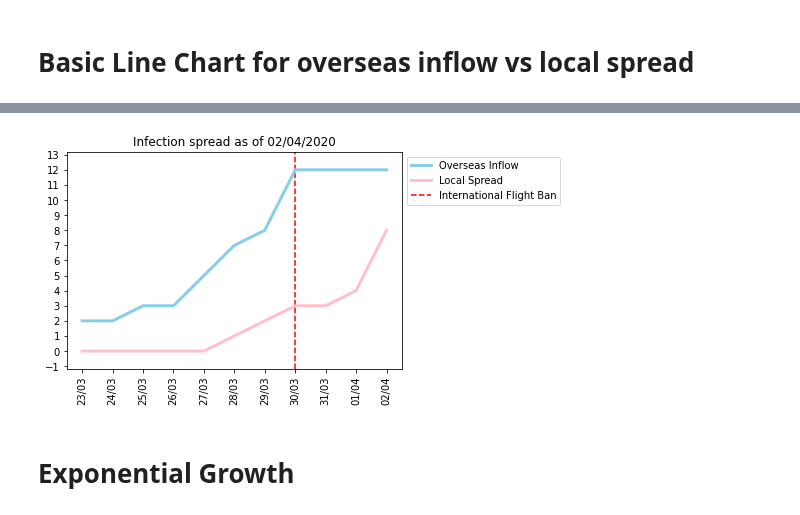
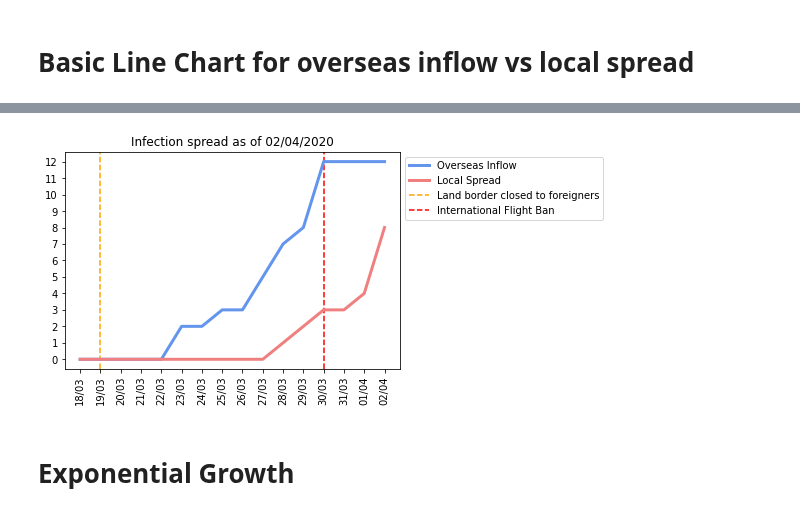
Before and after one commit to finerbrighterlighter/myanmar_covid19, a Jupyter notebook: exponential_growth.ipynb, the cells around one changed output, grey strips where cells are left out. Drawn from its saved outputs; the diff is of its cells as text; code cells hidden in the pictures.

```diff
--- a/exponential_growth.ipynb
+++ b/exponential_growth.ipynb
@@ -132,8 +132,8 @@ spread_df=spread_df.groupby(["date"]).sum().reset_index()
 spread_df["date"] = pd.to_datetime(spread_df["date"])
 # %%
 spread_trend_df = pd.DataFrame(columns=["ndays","date"])
-spread_trend_df["ndays"] = np.arange(len(pd.date_range(start=spread_df.date.min(), end=spread_df.date.max())))
-spread_trend_df.loc[0,"date"]=spread_df.date.min()
+spread_trend_df["ndays"] = np.arange(len(pd.date_range(start=spread_df.date.min()-pd.Timedelta(days=5), end=spread_df.date.max())))
+spread_trend_df.loc[0,"date"]=spread_df.date.min()-pd.Timedelta(days=5)
 for i in range(1,len(spread_trend_df)):
     spread_trend_df.loc[i,"date"] = spread_trend_df.loc[i-1,"date"] + pd.Timedelta(days=1)
     i=i+1
@@ -144,7 +144,7 @@ spread_trend_df["overseas_inflow"].fillna(0, inplace=True)
 spread_trend_df["local_spread"].fillna(0, inplace=True)
 spread_trend_df["overseas_inflow"]=spread_trend_df["overseas_inflow"].astype(int)
 spread_trend_df["local_spread"]=spread_trend_df["local_spread"].astype(int)
-spread_trend_df["overseas_inflow"]=spread_trend_df["overseas_inflow"].cumsum()
-spread_trend_df["local_spread"]=spread_trend_df["local_spread"].cumsum()
+spread_trend_df["tot_overseas_inflow"]=spread_trend_df["overseas_inflow"].cumsum()
+spread_trend_df["tot_local_spread"]=spread_trend_df["local_spread"].cumsum()
 spread_trend_df
 # %% [output]
@@ -163,24 +186,21 @@ spread_trend_df
 # %%
-xindex = np.arange(len(pd.date_range(start=spread_trend_df.date.min(), end=spread_trend_df.date.max())))
-
 plt.xticks(xindex,pd.date_range(start=spread_trend_df.date.min(), end=spread_trend_df.date.max()).strftime('%d/%m'), fontsize=10, rotation=90)
 plt.gca().yaxis.set_major_locator(mticker.MultipleLocator(1))
 
-plt.margins(y=0.1)
-
-air_close = plt.axvline(x=7, color="red", linestyle="--")
-overseas_inflow = plt.plot(xindex, spread_trend_df["overseas_inflow"], color="skyblue",linewidth=3.0)
-local_spread = plt.plot(xindex, spread_trend_df["local_spread"], color="pink", linewidth=3.0)
+land_close_fore = plt.axvline(x=1, color="orange", linestyle="--")
+air_close = plt.axvline(x=12, color="red", linestyle="--")
+overseas_inflow = plt.plot(xindex, spread_trend_df["tot_overseas_inflow"], color="cornflowerblue",linewidth=3.0)
+local_spread = plt.plot(xindex, spread_trend_df["tot_local_spread"], color="lightcoral", linewidth=3.0)
 
 plt.title("Infection spread as of "+str(spread_trend_df.date.max().strftime("%d/%m/%Y")))
-plt.legend((overseas_inflow[0],local_spread[0],air_close), ("Overseas Inflow", "Local Spread","International Flight Ban"),loc='upper left', bbox_to_anchor=(1, 1))
+plt.legend((overseas_inflow[0],local_spread[0],land_close_fore,air_close), ("Overseas Inflow", "Local Spread","Land border closed to foreigners","International Flight Ban"),loc='upper left', bbox_to_anchor=(1, 1))
 
 spread = str(df["ann_date"][df.index[-1]])+"_spread.svg"
 plt.savefig(spread, bbox_inches = "tight")
 plt.show()
 files.download(spread)
 # %% [output]
-[figure, old version]
+[figure, new version]
 # %% [markdown]
 # Exponential Growth
 # %%
```
Also changed, not shown: parts of 7 cells of this notebook.
